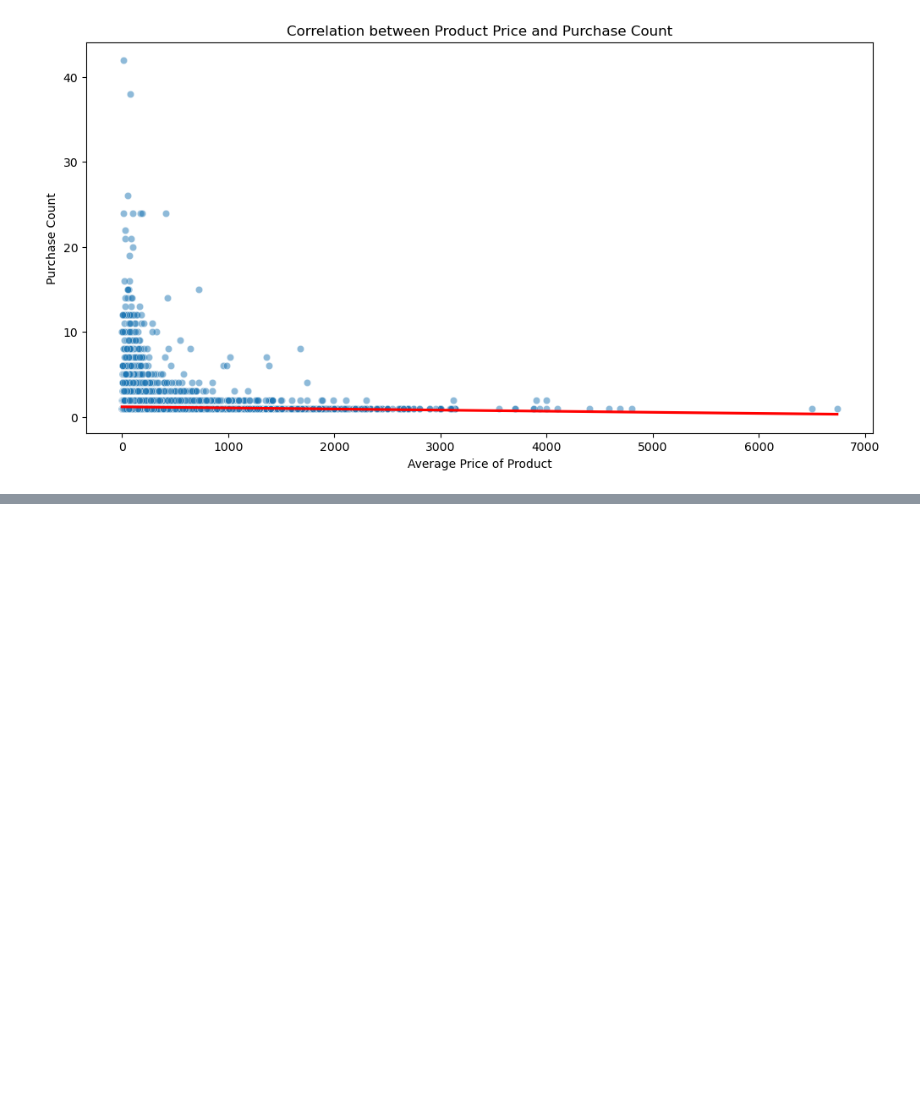
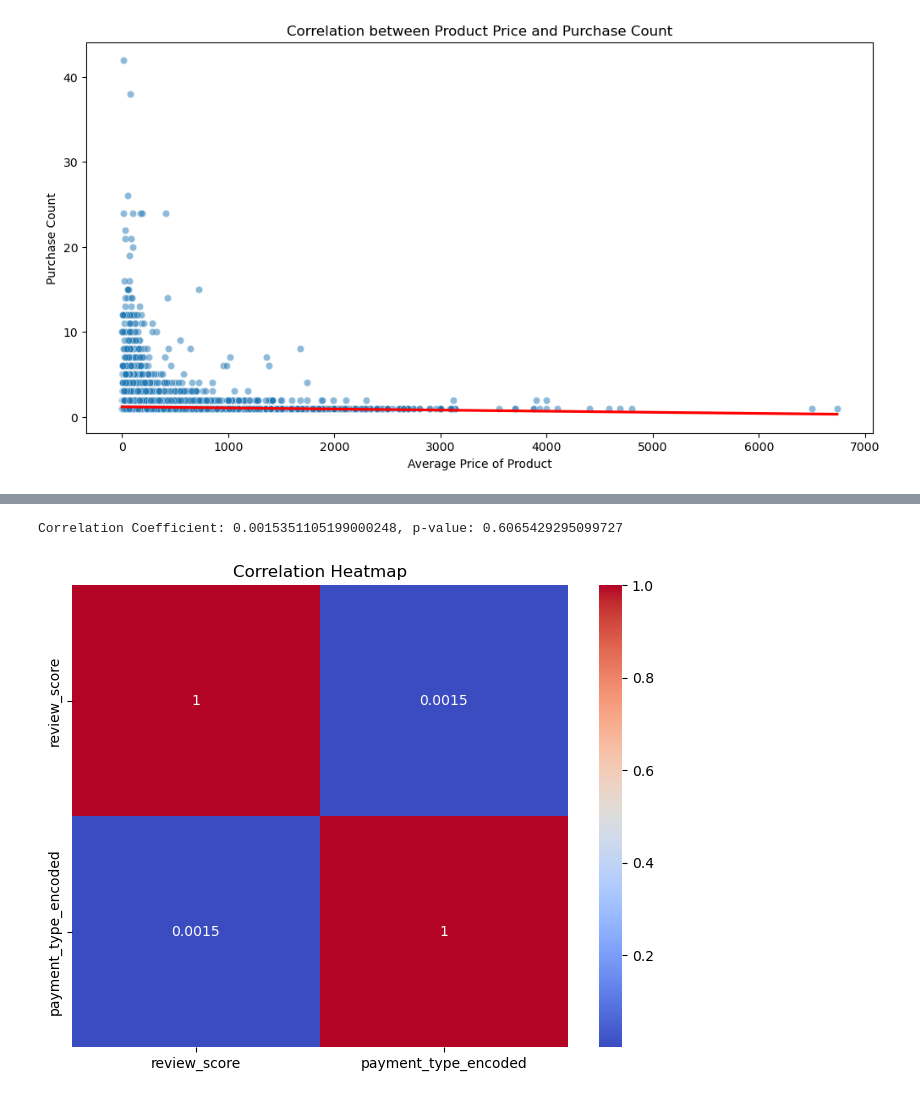
Before and after one commit to yjia28tan/Big-Data-Programming-Project, a Jupyter notebook: Code&Dataset/Original Dataset/Data cleaning & EDA.ipynb, the cells around one changed output, grey strips where cells are left out. Saved outputs shown, nothing was run; the diff lists cells and outputs as text; code cells hidden in the pictures; blank space fills up the shorter version.

```diff
--- a/Code&Dataset/Original Dataset/Data cleaning & EDA.ipynb
+++ b/Code&Dataset/Original Dataset/Data cleaning & EDA.ipynb
@@ -1261,0 +1294,19 @@ plt.show()
+# %%
+# Statistical Analysis: Point Biserial Correlation
+# Assuming review_score is numeric and payment_type is binary (e.g., credit_card or not)
+from scipy.stats import pointbiserialr
+
+# Statistical Analysis: Point Biserial Correlation
+corr_coeff, p_value = pointbiserialr(df_payment_reviews['payment_type_encoded'], df_payment_reviews['review_score'])
+print(f'Correlation Coefficient: {corr_coeff}, p-value: {p_value}')
+# %% [output]
+Correlation Coefficient: 0.0015351105199000248, p-value: 0.6065429295099727
+# %%
+# Visualization: Heatmap
+payment_review_corr = df_payment_reviews.corr()
+plt.figure(figsize=(8, 6))
+sns.heatmap(payment_review_corr, annot=True, cmap='coolwarm')
+plt.title('Correlation Heatmap')
+plt.show()
+# %% [output]
+[figure, added]
```
Also changed, not shown: parts of 6 cells of this notebook.
